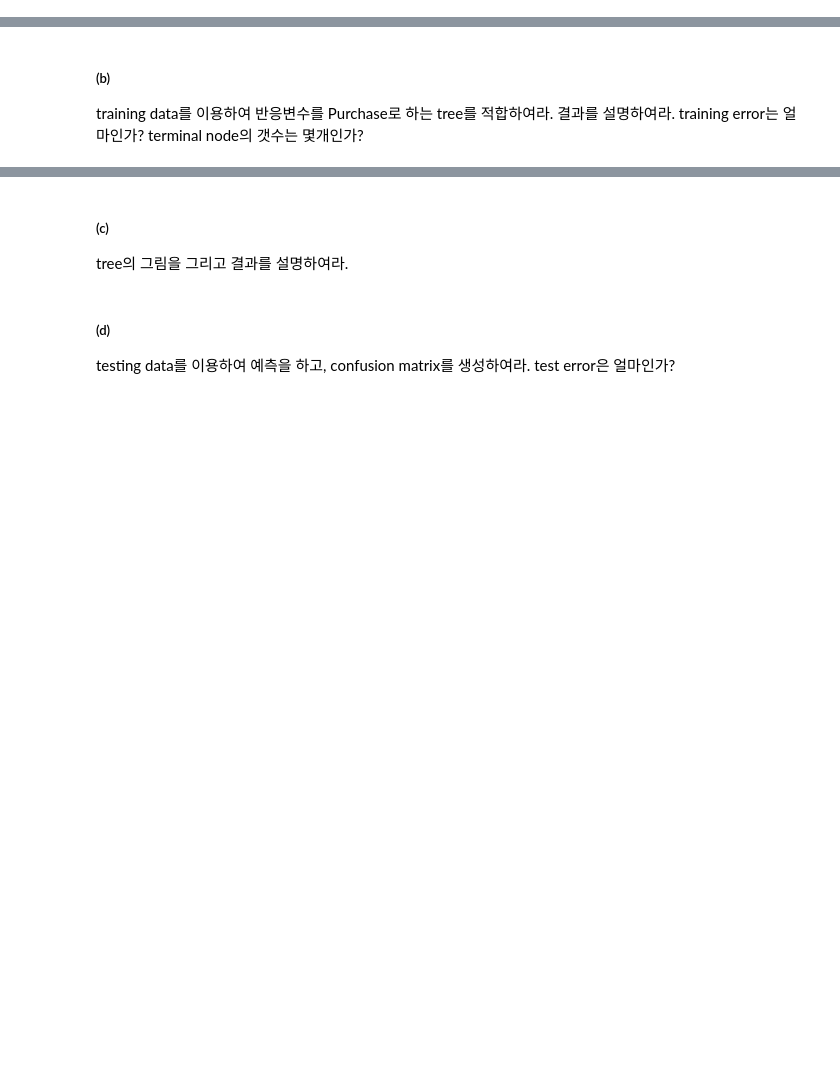
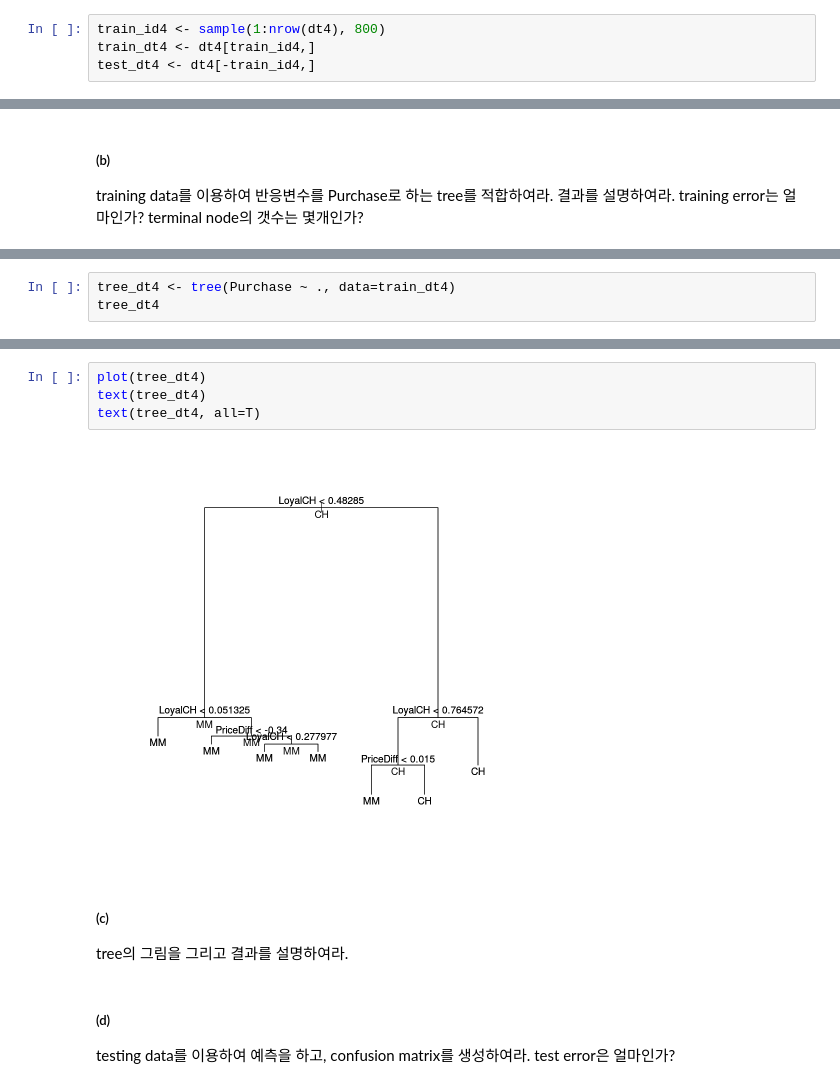
Before and after one commit to kimha02/ham, a Jupyter notebook: _notebooks/2022-05-23-datamining_hw.ipynb, the cells around one changed output, grey strips where cells are left out. Drawn from its saved outputs; the diff is of its cells as text; blank space fills up the shorter version.

```diff
--- a/_notebooks/2022-05-23-datamining_hw.ipynb
+++ b/_notebooks/2022-05-23-datamining_hw.ipynb
@@ -508,0 +511,4 @@ dt4<-OJ
+# %%
+train_id4 <- sample(1:nrow(dt4), 800)
+train_dt4 <- dt4[train_id4,]
+test_dt4 <- dt4[-train_id4,]
@@ -511,0 +538,3 @@ training data를 이용하여 반응변수를 Purchase로 하는 tree를 적합
+# %%
+tree_dt4 <- tree(Purchase ~ ., data=train_dt4)
+tree_dt4
@@ -512,3 +568,9 @@ training data를 이용하여 반응변수를 Purchase로 하는 tree를 적합
+# %%
+plot(tree_dt4)
+text(tree_dt4)
+text(tree_dt4, all=T)
+# %% [output]
+[figure, added]
 # %% [markdown]
 ##### (c)
 tree의 그림을 그리고 결과를 설명하여라.
```
Also changed, not shown: parts of 5 cells of this notebook.
